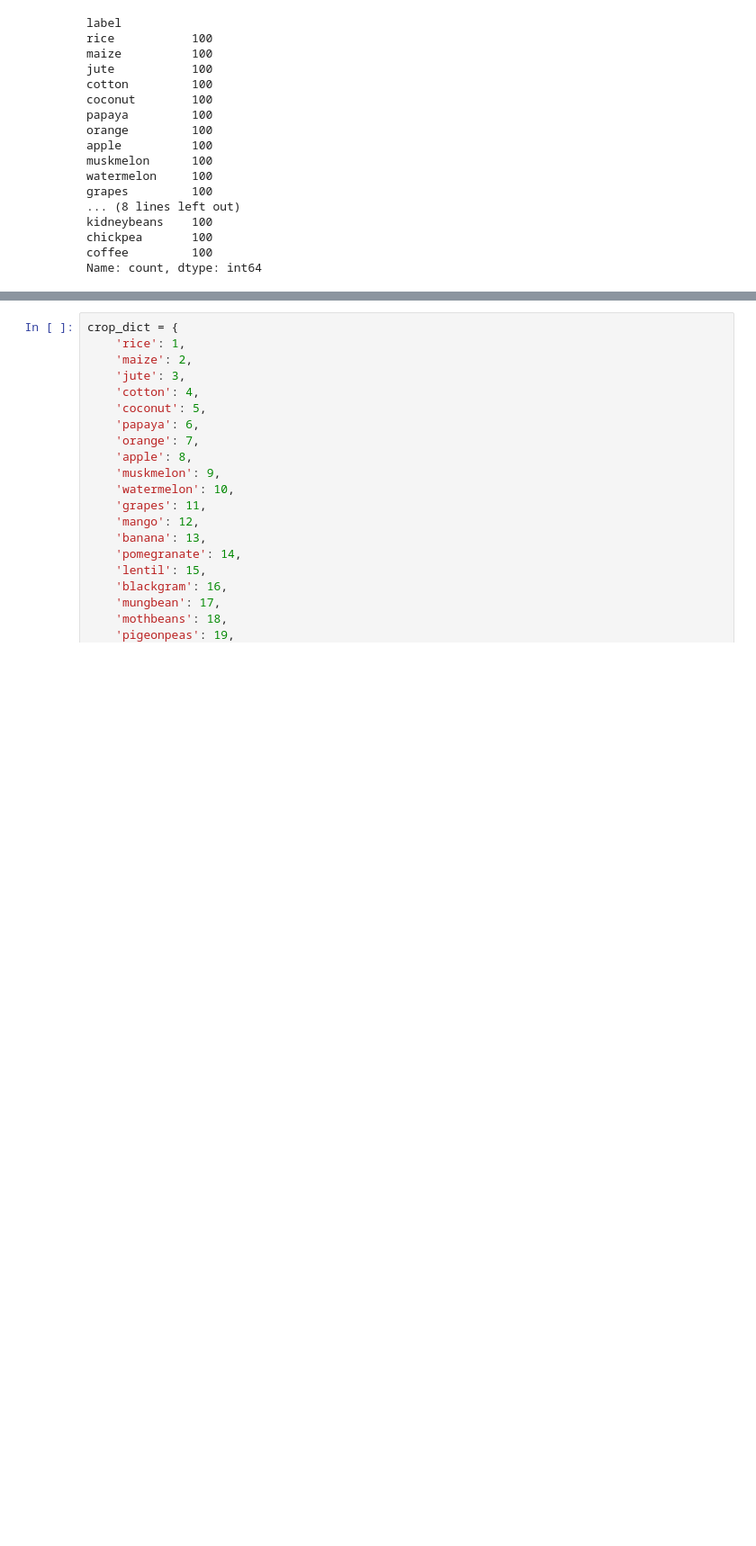
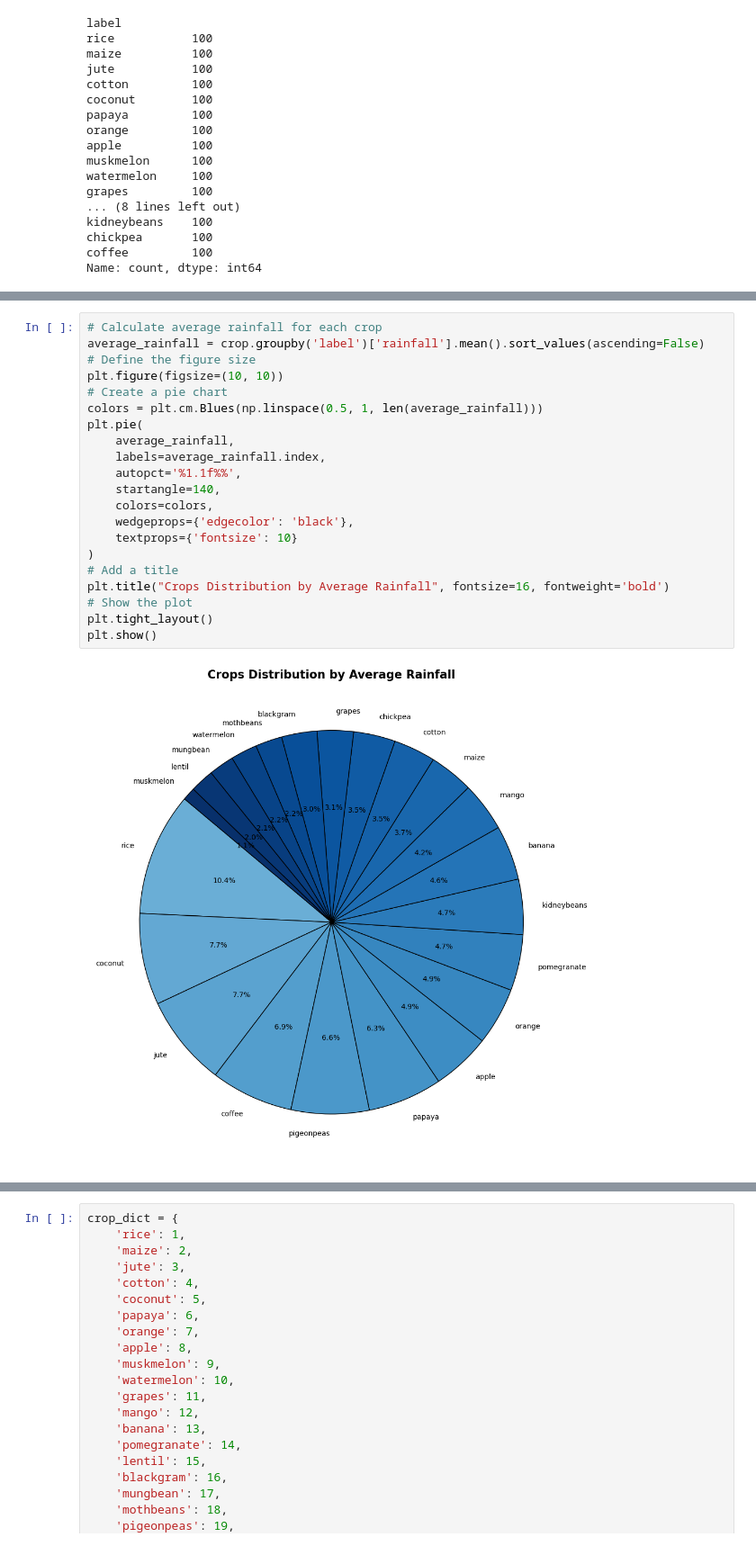
Before and after one commit to Kishan2198/Projectcrop, a Jupyter notebook: crop_recommendation_system.ipynb, the cells around one changed output, grey strips where cells are left out. Shown: that part at 90% size. Saved outputs shown, nothing was run; the diff lists cells and outputs as text; blank space fills up the shorter version.

```diff
--- a/crop_recommendation_system.ipynb
+++ b/crop_recommendation_system.ipynb
@@ -89,0 +84,23 @@ Name: count, dtype: int64
+# %%
+# Calculate average rainfall for each crop
+average_rainfall = crop.groupby('label')['rainfall'].mean().sort_values(ascending=False)
+# Define the figure size
+plt.figure(figsize=(10, 10))
+# Create a pie chart
+colors = plt.cm.Blues(np.linspace(0.5, 1, len(average_rainfall)))
+plt.pie(
+    average_rainfall,
+    labels=average_rainfall.index,
+    autopct='%1.1f%%',
+    startangle=140,
+    colors=colors,
+    wedgeprops={'edgecolor': 'black'},
+    textprops={'fontsize': 10}
+)
+# Add a title
+plt.title("Crops Distribution by Average Rainfall", fontsize=16, fontweight='bold')
+# Show the plot
+plt.tight_layout()
+plt.show()
+# %% [output]
+[figure, added]
```
Also changed, not shown: parts of 28 cells of this notebook.
